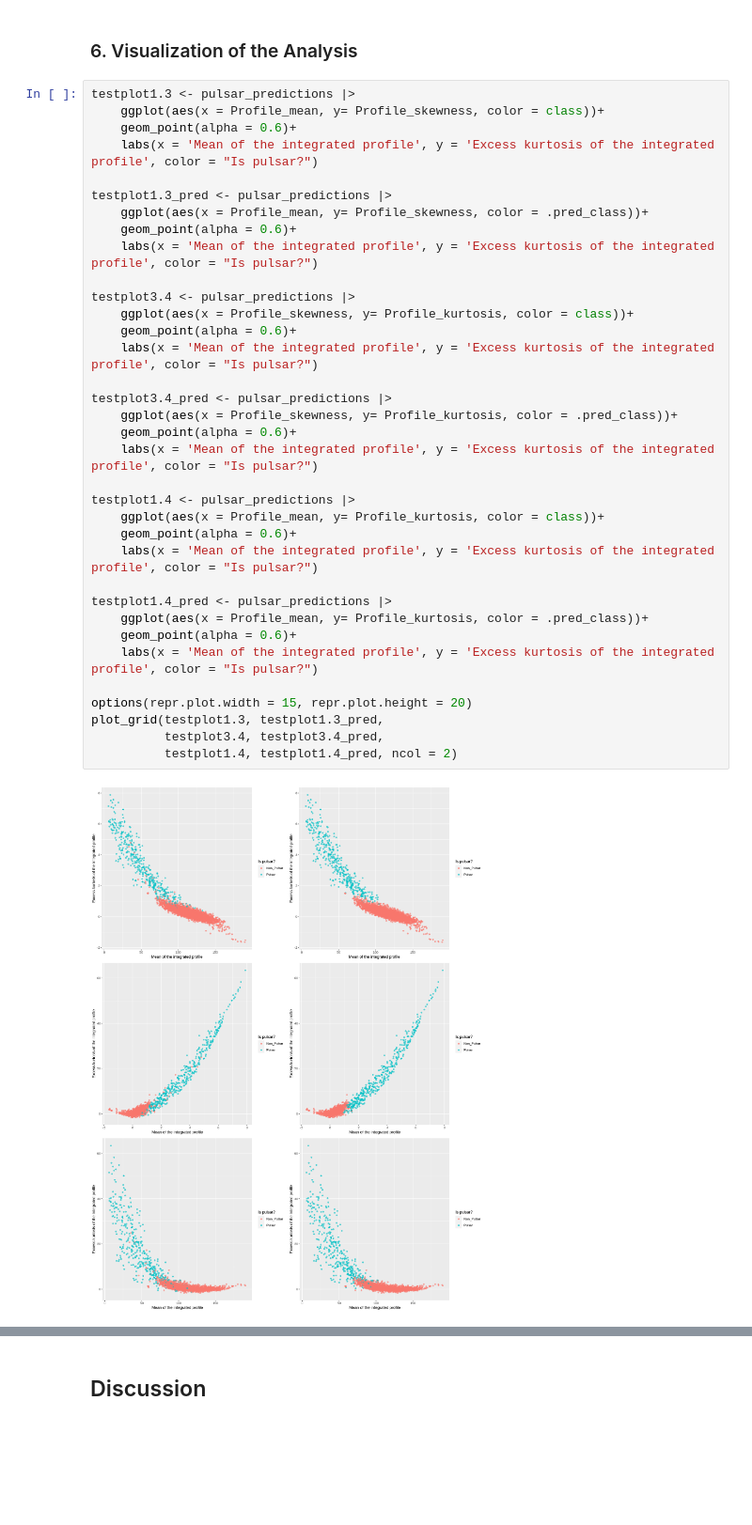
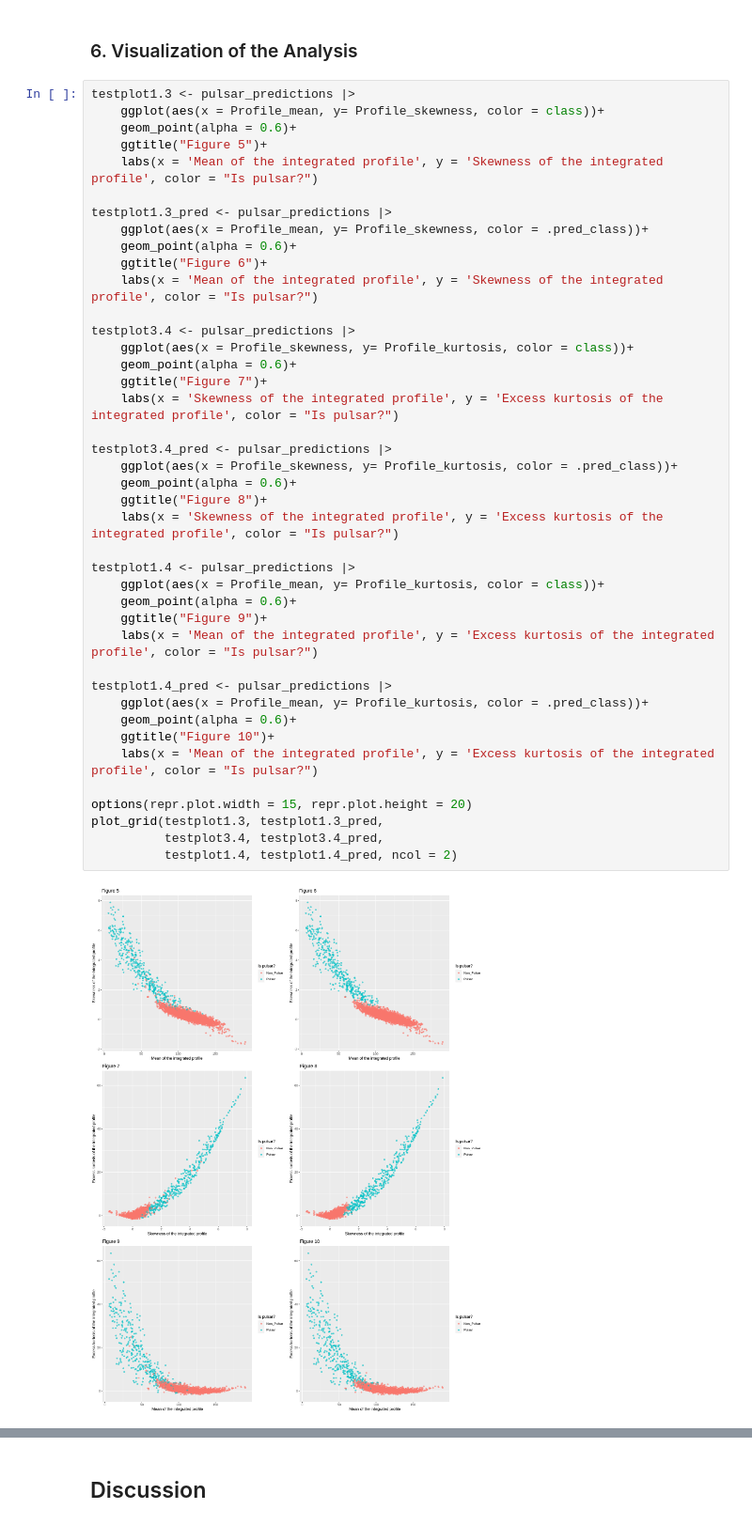
Before and after one commit to susanyliu/dsci100-project144new, a Jupyter notebook: Pulsar_star_project-2.ipynb, the cells around one changed output, grey strips where cells are left out. Shown at 94% size. Drawn from its saved outputs; the diff is of its cells as text; blank space fills up the shorter version.

```diff
--- a/Pulsar_star_project-2.ipynb
+++ b/Pulsar_star_project-2.ipynb
@@ -342,37 +366,43 @@ The model does a really good job of predicting since it has an accuracy of 97.9%
 testplot1.3 <- pulsar_predictions |>
     ggplot(aes(x = Profile_mean, y= Profile_skewness, color = class))+
     geom_point(alpha = 0.6)+
-    labs(x = 'Mean of the integrated profile', y = 'Excess kurtosis of the integrated profile', color = "Is pulsar?")
+    ggtitle("Figure 5")+
+    labs(x = 'Mean of the integrated profile', y = 'Skewness of the integrated profile', color = "Is pulsar?")
 
 testplot1.3_pred <- pulsar_predictions |>
     ggplot(aes(x = Profile_mean, y= Profile_skewness, color = .pred_class))+
     geom_point(alpha = 0.6)+
-    labs(x = 'Mean of the integrated profile', y = 'Excess kurtosis of the integrated profile', color = "Is pulsar?")
+    ggtitle("Figure 6")+
+    labs(x = 'Mean of the integrated profile', y = 'Skewness of the integrated profile', color = "Is pulsar?")
 
 testplot3.4 <- pulsar_predictions |>
     ggplot(aes(x = Profile_skewness, y= Profile_kurtosis, color = class))+
     geom_point(alpha = 0.6)+
-    labs(x = 'Mean of the integrated profile', y = 'Excess kurtosis of the integrated profile', color = "Is pulsar?")
+    ggtitle("Figure 7")+
+    labs(x = 'Skewness of the integrated profile', y = 'Excess kurtosis of the integrated profile', color = "Is pulsar?")
 
 testplot3.4_pred <- pulsar_predictions |>
     ggplot(aes(x = Profile_skewness, y= Profile_kurtosis, color = .pred_class))+
     geom_point(alpha = 0.6)+
-    labs(x = 'Mean of the integrated profile', y = 'Excess kurtosis of the integrated profile', color = "Is pulsar?")
+    ggtitle("Figure 8")+
+    labs(x = 'Skewness of the integrated profile', y = 'Excess kurtosis of the integrated profile', color = "Is pulsar?")
 
 testplot1.4 <- pulsar_predictions |>
     ggplot(aes(x = Profile_mean, y= Profile_kurtosis, color = class))+
     geom_point(alpha = 0.6)+
+    ggtitle("Figure 9")+
     labs(x = 'Mean of the integrated profile', y = 'Excess kurtosis of the integrated profile', color = "Is pulsar?")
 
 testplot1.4_pred <- pulsar_predictions |>
     ggplot(aes(x = Profile_mean, y= Profile_kurtosis, color = .pred_class))+
     geom_point(alpha = 0.6)+
+    ggtitle("Figure 10")+
     labs(x = 'Mean of the integrated profile', y = 'Excess kurtosis of the integrated profile', color = "Is pulsar?")
 
 options(repr.plot.width = 15, repr.plot.height = 20)
 plot_grid(testplot1.3, testplot1.3_pred,
           testplot3.4, testplot3.4_pred,
           testplot1.4, testplot1.4_pred, ncol = 2)
 # %% [output]
-[figure, old version]
+[figure, new version]
 # %% [markdown]
```
Also changed, not shown: parts of 16 cells of this notebook.
